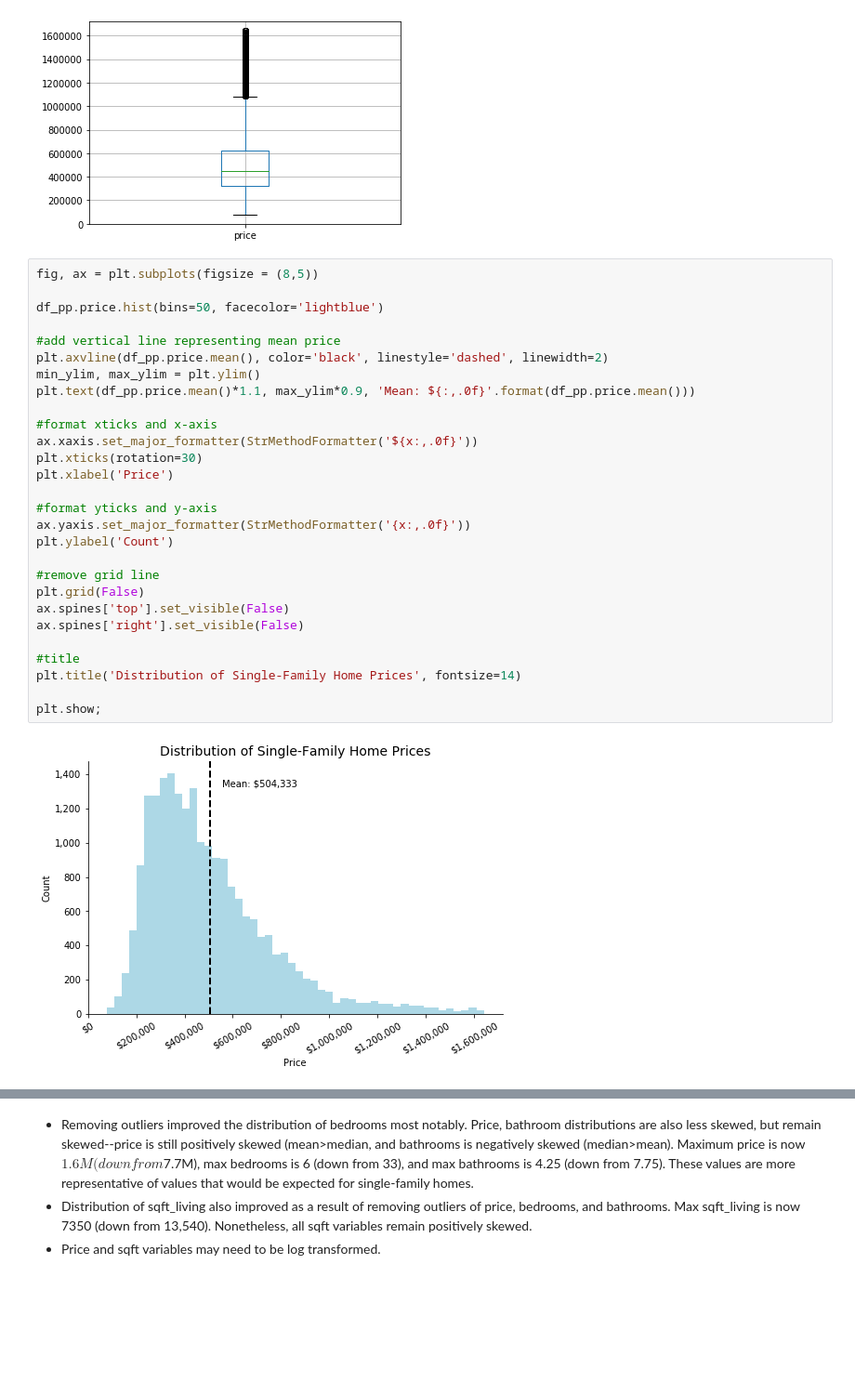
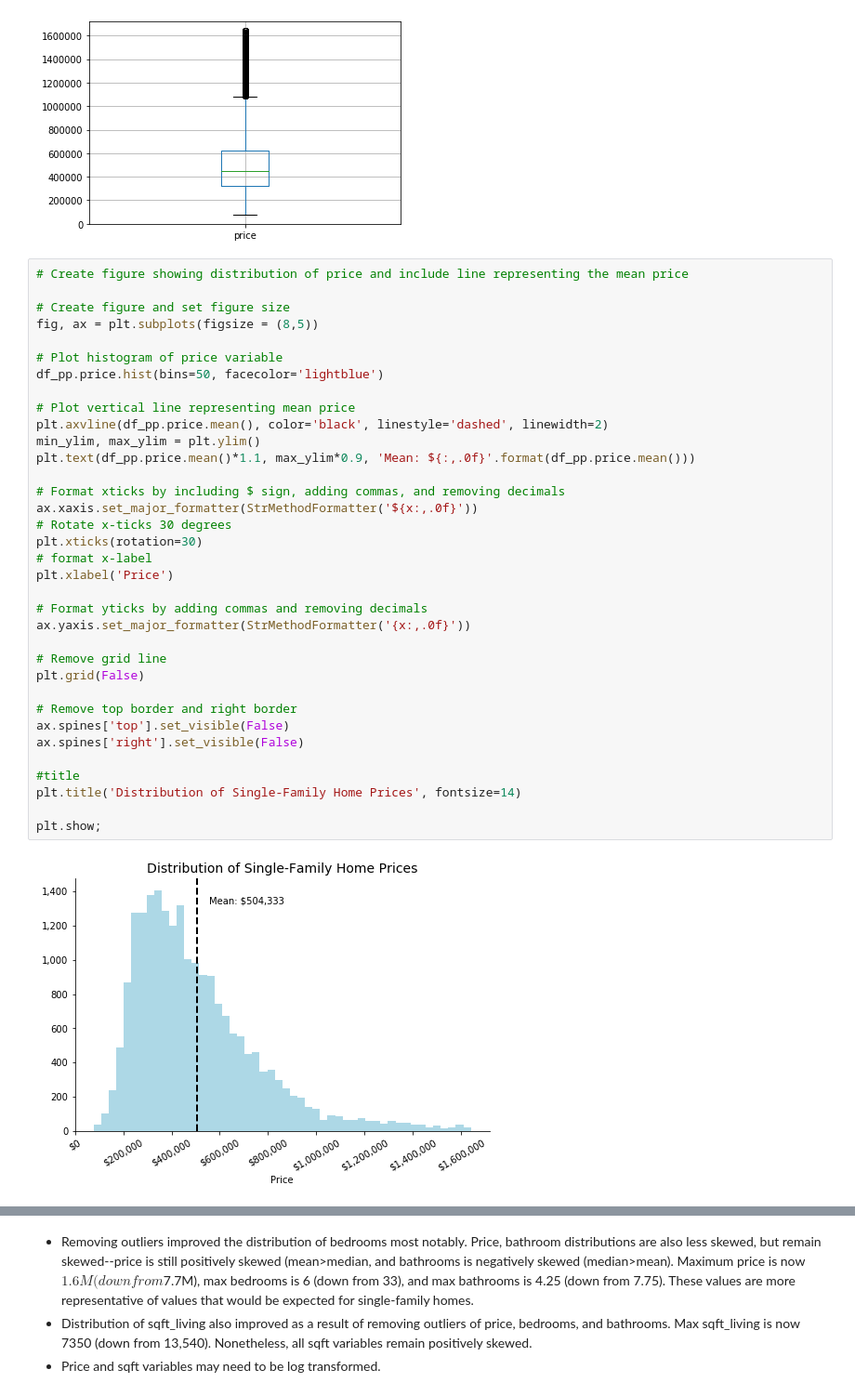
Before and after one commit to magalisolimano/dsc_phase2_project, a Jupyter notebook: phase2project_magalisolimano.ipynb, the cells around one changed output, grey strips where cells are left out. Shown at 93% size. Cells and saved outputs as stored; diff of their text form; blank space fills up the shorter version.

```diff
--- a/phase2project_magalisolimano.ipynb
+++ b/phase2project_magalisolimano.ipynb
@@ -583,33 +601,40 @@ df_pp.boxplot(column = 'price')
 <matplotlib.axes._subplots.AxesSubplot at 0x...>
 [figure]
 # %%
+# Create figure showing distribution of price and include line representing the mean price
+
+# Create figure and set figure size
 fig, ax = plt.subplots(figsize = (8,5))
 
+# Plot histogram of price variable
 df_pp.price.hist(bins=50, facecolor='lightblue')
 
-#add vertical line representing mean price
+# Plot vertical line representing mean price
 plt.axvline(df_pp.price.mean(), color='black', linestyle='dashed', linewidth=2)
 min_ylim, max_ylim = plt.ylim()
 plt.text(df_pp.price.mean()*1.1, max_ylim*0.9, 'Mean: ${:,.0f}'.format(df_pp.price.mean()))
 
-#format xticks and x-axis
+# Format xticks by including $ sign, adding commas, and removing decimals
 ax.xaxis.set_major_formatter(StrMethodFormatter('${x:,.0f}'))
+# Rotate x-ticks 30 degrees
 plt.xticks(rotation=30)
+# format x-label
 plt.xlabel('Price')
 
-#format yticks and y-axis
+# Format yticks by adding commas and removing decimals
 ax.yaxis.set_major_formatter(StrMethodFormatter('{x:,.0f}'))
-plt.ylabel('Count')
 
-#remove grid line
+# Remove grid line
 plt.grid(False)
+
+# Remove top border and right border
 ax.spines['top'].set_visible(False)
 ax.spines['right'].set_visible(False)
 
 #title
 plt.title('Distribution of Single-Family Home Prices', fontsize=14)
 
 plt.show;
 # %% [output]
-[figure, old version]
+[figure, new version]
 # %%
```
Also changed, not shown: parts of 93 cells of this notebook.
